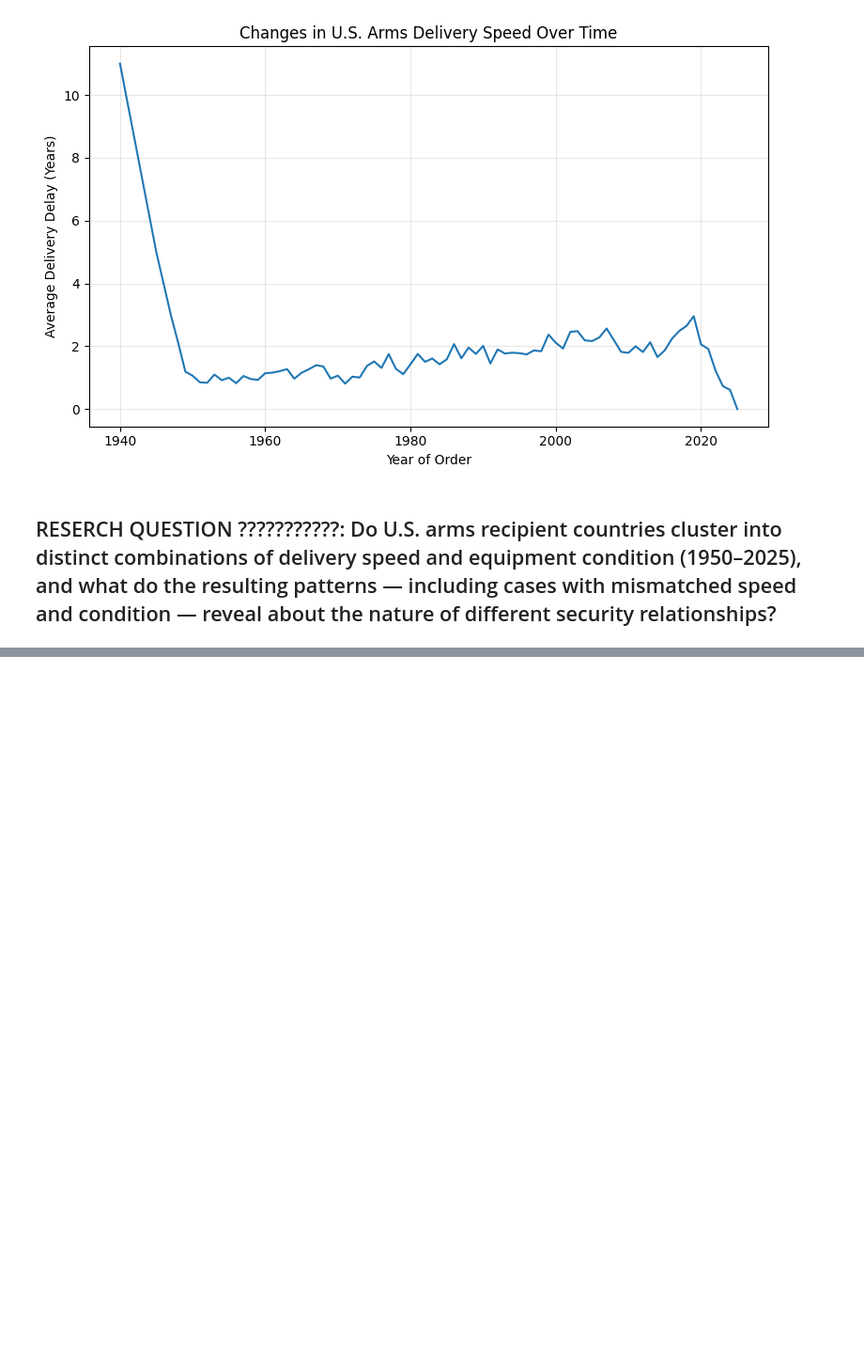
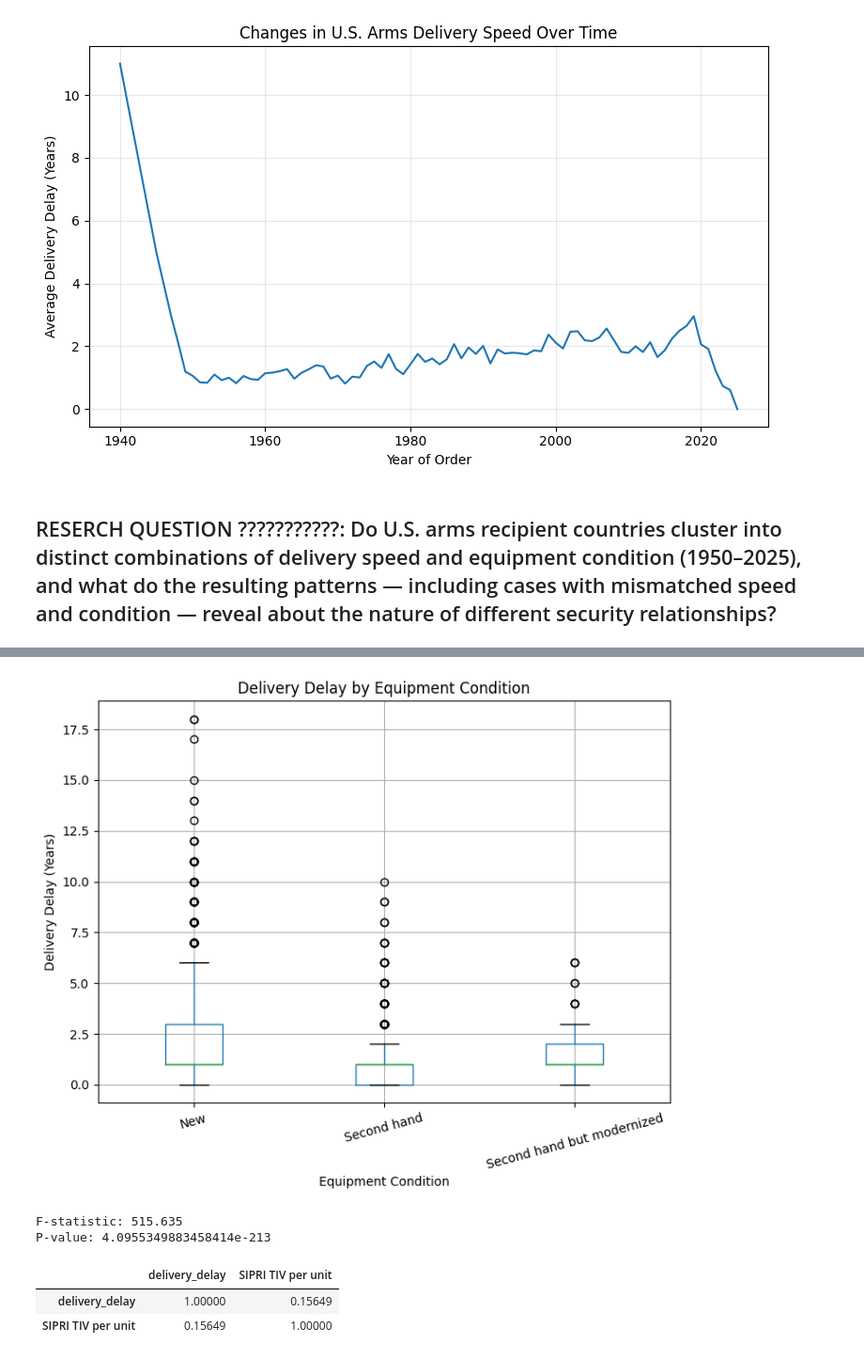
Before and after one commit to Requiessss/DATA-science-prj, a Jupyter notebook: Main_prj.ipynb, the cells around one changed output, grey strips where cells are left out. Shown at 94% size. Drawn from its saved outputs; the diff is of its cells as text; code cells hidden in the pictures; blank space fills up the shorter version.

```diff
--- a/Main_prj.ipynb
+++ b/Main_prj.ipynb
@@ -388,0 +484,51 @@ plt.show()
+# %%
+#deliervy delay by equipment condition
+arms_df.boxplot(
+    column="delivery_delay",
+    by="status",
+    figsize=(8,6)
+)
+
+plt.title("Delivery Delay by Equipment Condition")
+plt.suptitle("")
+plt.xlabel("Equipment Condition")
+plt.ylabel("Delivery Delay (Years)")
+plt.xticks(rotation=15)
+
+plt.show()
+# %% [output]
+[figure, added]
+# %%
+#anova hypotheisi test
+new = arms_df[
+    arms_df["status"] == "New"
+]["delivery_delay"].dropna()
+
+second = arms_df[
+    arms_df["status"] == "Second hand"
+]["delivery_delay"].dropna()
+
+modernized = arms_df[
+    arms_df["status"] == "Second hand but modernized"
+]["delivery_delay"].dropna()
+
+f_stat, p_value = f_oneway(
+    new,
+    second,
+    modernized
+)
+
+print("F-statistic:", round(f_stat,3))
+print("P-value:", p_value)
+# %% [output]
+F-statistic: 515.635
+P-value: 4.0955349883458414e-213
+# %%
+#correlation analysis
+arms_df[
+    ["delivery_delay", "SIPRI TIV per unit"]
+].corr()
+# %% [output]
+|  | delivery_delay | SIPRI TIV per unit |
+| delivery_delay | 1.00000 | 0.15649 |
+| SIPRI TIV per unit | 0.15649 | 1.00000 |
```
Also changed, not shown: parts of 17 cells of this notebook.
